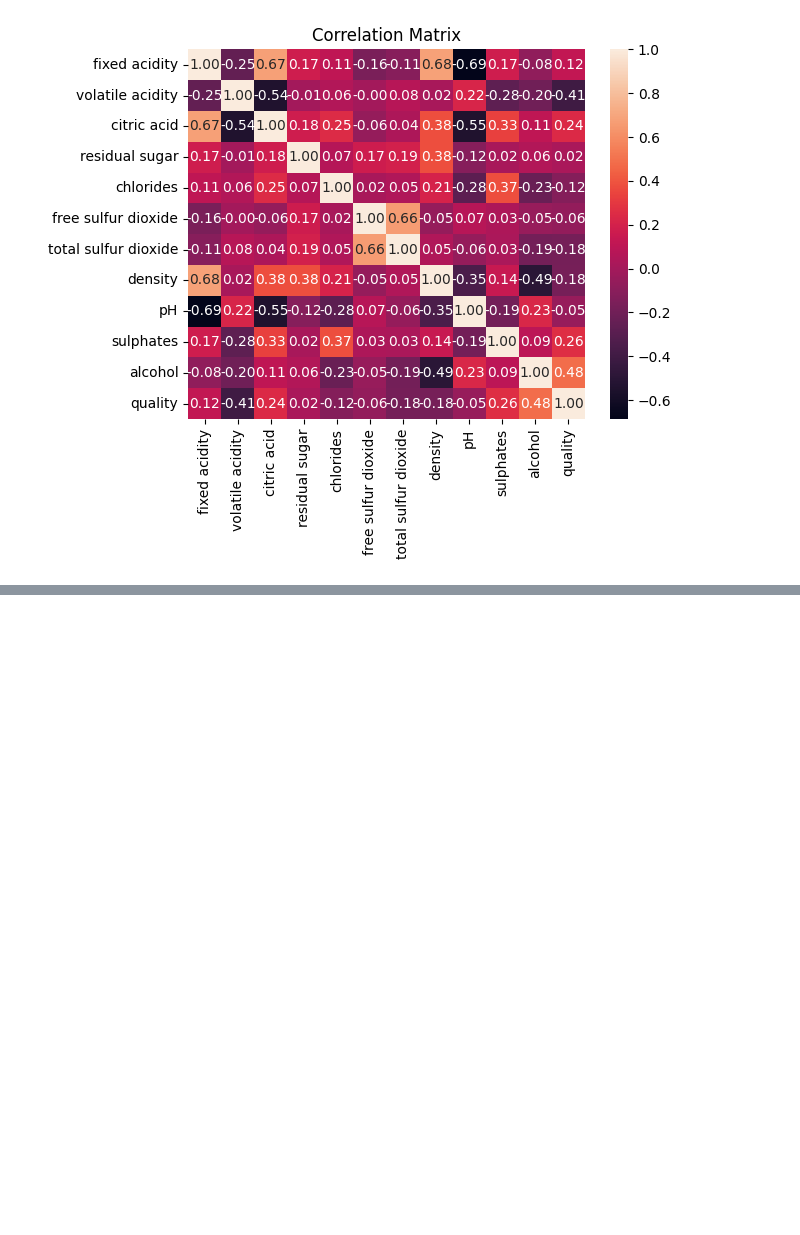
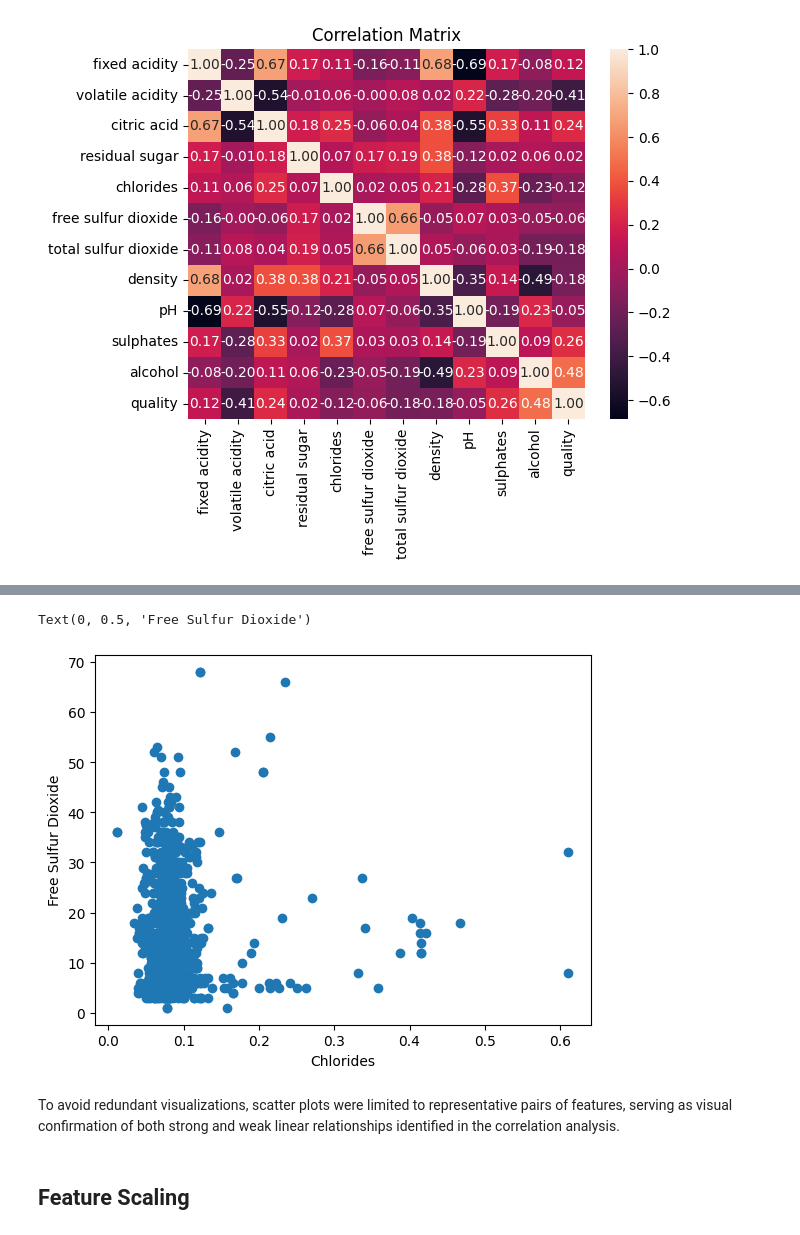
Before and after one commit to Leop-SR/Intrinsic-vs-Projected-Neighbors, a Jupyter notebook: notebooks/02_EDA_and_Scaling.ipynb, the cells around one changed output, grey strips where cells are left out. Drawn from its saved outputs; the diff is of its cells as text; code cells hidden in the pictures; blank space fills up the shorter version.

Commit message:
Finish preprocesing.py and Continue PCA notebook. EDA_Scaling done

```diff
--- a/notebooks/02_EDA_and_Scaling.ipynb
+++ b/notebooks/02_EDA_and_Scaling.ipynb
@@ -240,0 +271,11 @@ Text(0.5, 1.0, 'Correlation Matrix')
+# %%
+plt.scatter(chlorides, df['free sulfur dioxide'])
+plt.xlabel("Chlorides")
+plt.ylabel("Free Sulfur Dioxide")
+# %% [output]
+Text(0, 0.5, 'Free Sulfur Dioxide')
+[figure, added]
+# %% [markdown]
+To avoid redundant visualizations, scatter plots were limited to representative pairs of features, serving as visual confirmation of both strong and weak linear relationships identified in the correlation analysis.
+# %% [markdown]
+## Feature Scaling
```
Also changed, not shown: parts of 7 cells of this notebook, 4 other files.
